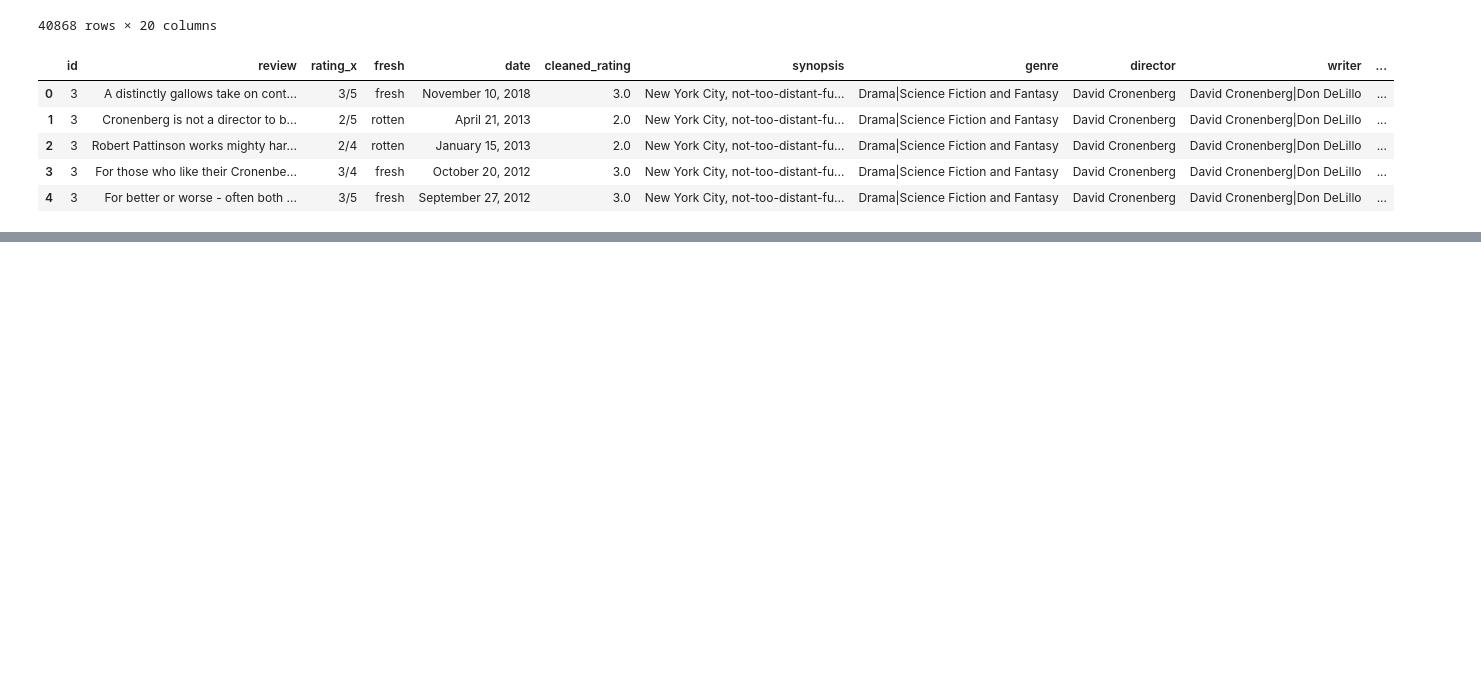
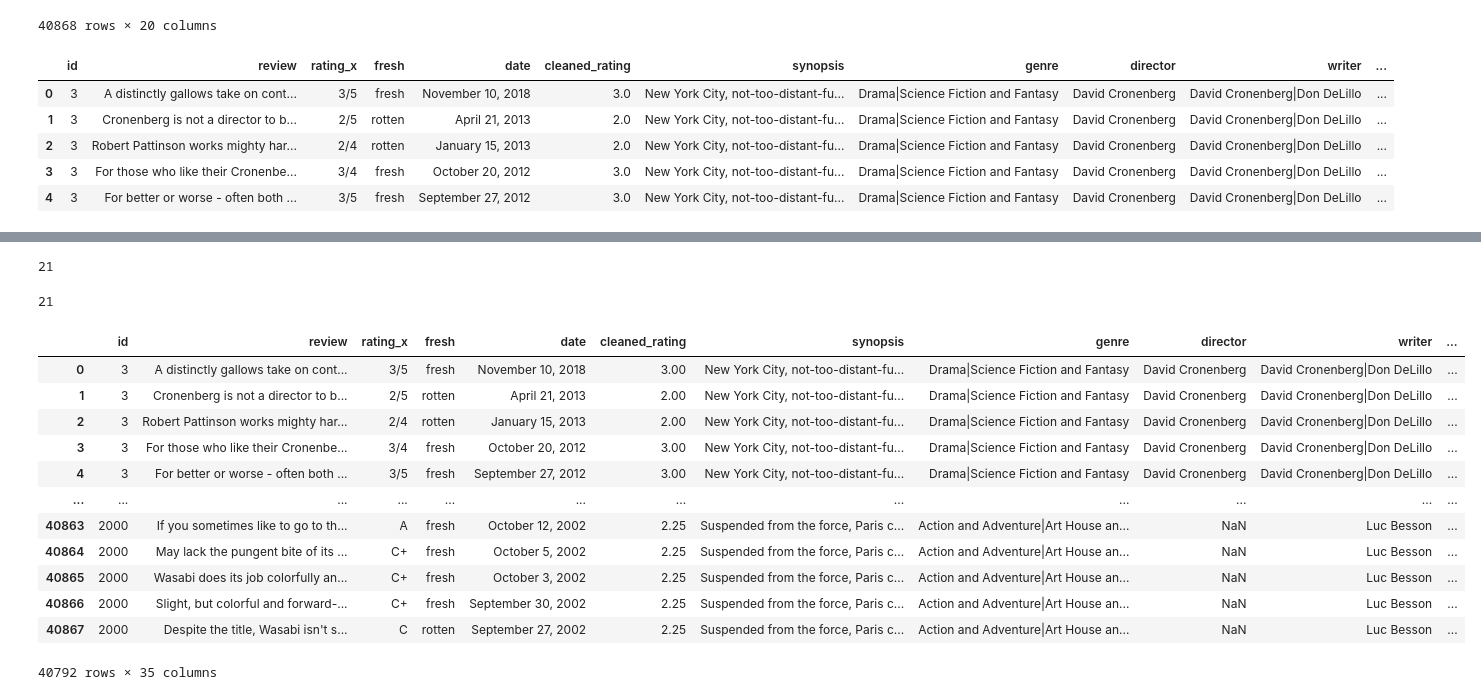
Before and after one commit to klsalcedo/microsoft_movie_analysis, a Jupyter notebook: zippedData/cleaned_rates_data.ipynb, the cells around one changed output, grey strips where cells are left out. Saved outputs shown, nothing was run; the diff lists cells and outputs as text; code cells hidden in the pictures; blank space fills up the shorter version.

Commit message:
"Add df that has booleans for distinct genres"

```diff
--- a/zippedData/cleaned_rates_data.ipynb
+++ b/zippedData/cleaned_rates_data.ipynb
@@ -273,0 +294,4 @@ w_genres_df.head()
+# %%
+#made a copy of w_genres_df and dropped the rows with NaN values in genre column
+filled_genres = w_genres_df.dropna(subset=['genre']).copy()
+filled_genres.head()
@@ -273,0 +305,16 @@ w_genres_df.head()
+# %%
+#separate the grouped genres in the genre column into individual genres
+separated = []
+word = ''
+for genre in filled_genres['genre']:
+    counter = genre.count('|') + 1
+    word = genre
+    while counter > 0:
+        part = word.partition('|')
+        separated.append(part[0])
+        word = part[2]
+        counter -= 1
+# %%
+#get a list of the unique genres
+distinct = set(separated)
+distinct
@@ -273,0 +339,41 @@ w_genres_df.head()
+# %%
+#get boolean values for each movie for each distinct genre, will be in a list of lists
+genre_by_row = []
+for item in distinct:
+    distinct_values = []
+    for genre in filled_genres['genre']:
+        if item in genre:
+            distinct_values.append(True)
+        else:
+            distinct_values.append(False)
+    genre_by_row.append(distinct_values)
+# %%
+len(genre_by_row)
+# %% [output]
+21
+# %%
+len(distinct)
+# %% [output]
+21
+# %%
+#assign boolean values to distinct genre columns to add to filled_genre df
+index = 0
+for item in distinct:
+    filled_genres[item] = genre_by_row[index]
+    index += 1
+
+filled_genres
+# %% [output]
+|  | id | review | rating_x | fresh | date | cleaned_rating | synopsis | genre | director | writer | ... |
+| 0 | 3 | A distinctly gallows take on cont... | 3/5 | fresh | November 10, 2018 | 3.00 | New York City, not-too-distant-fu... | Drama|Science Fiction and Fantasy | David Cronenberg | David Cronenberg|Don DeLillo | ... |
+| 1 | 3 | Cronenberg is not a director to b... | 2/5 | rotten | April 21, 2013 | 2.00 | New York City, not-too-distant-fu... | Drama|Science Fiction and Fantasy | David Cronenberg | David Cronenberg|Don DeLillo | ... |
+| 2 | 3 | Robert Pattinson works mighty har... | 2/4 | rotten | January 15, 2013 | 2.00 | New York City, not-too-distant-fu... | Drama|Science Fiction and Fantasy | David Cronenberg | David Cronenberg|Don DeLillo | ... |
+| 3 | 3 | For those who like their Cronenbe... | 3/4 | fresh | October 20, 2012 | 3.00 | New York City, not-too-distant-fu... | Drama|Science Fiction and Fantasy | David Cronenberg | David Cronenberg|Don DeLillo | ... |
+| 4 | 3 | For better or worse - often both ... | 3/5 | fresh | September 27, 2012 | 3.00 | New York City, not-too-distant-fu... | Drama|Science Fiction and Fantasy | David Cronenberg | David Cronenberg|Don DeLillo | ... |
+| ... | ... | ... | ... | ... | ... | ... | ... | ... | ... | ... | ... |
+| 40863 | 2000 | If you sometimes like to go to th... | A | fresh | October 12, 2002 | 2.25 | Suspended from the force, Paris c... | Action and Adventure|Art House an... | NaN | Luc Besson | ... |
+| 40864 | 2000 | May lack the pungent bite of its ... | C+ | fresh | October 5, 2002 | 2.25 | Suspended from the force, Paris c... | Action and Adventure|Art House an... | NaN | Luc Besson | ... |
+| 40865 | 2000 | Wasabi does its job colorfully an... | C+ | fresh | October 3, 2002 | 2.25 | Suspended from the force, Paris c... | Action and Adventure|Art House an... | NaN | Luc Besson | ... |
+| 40866 | 2000 | Slight, but colorful and forward-... | C+ | fresh | September 30, 2002 | 2.25 | Suspended from the force, Paris c... | Action and Adventure|Art House an... | NaN | Luc Besson | ... |
+| 40867 | 2000 | Despite the title, Wasabi isn't s... | C | rotten | September 27, 2002 | 2.25 | Suspended from the force, Paris c... | Action and Adventure|Art House an... | NaN | Luc Besson | ... |
+40792 rows × 35 columns
```
Also changed, not shown: parts of 8 cells of this notebook.
